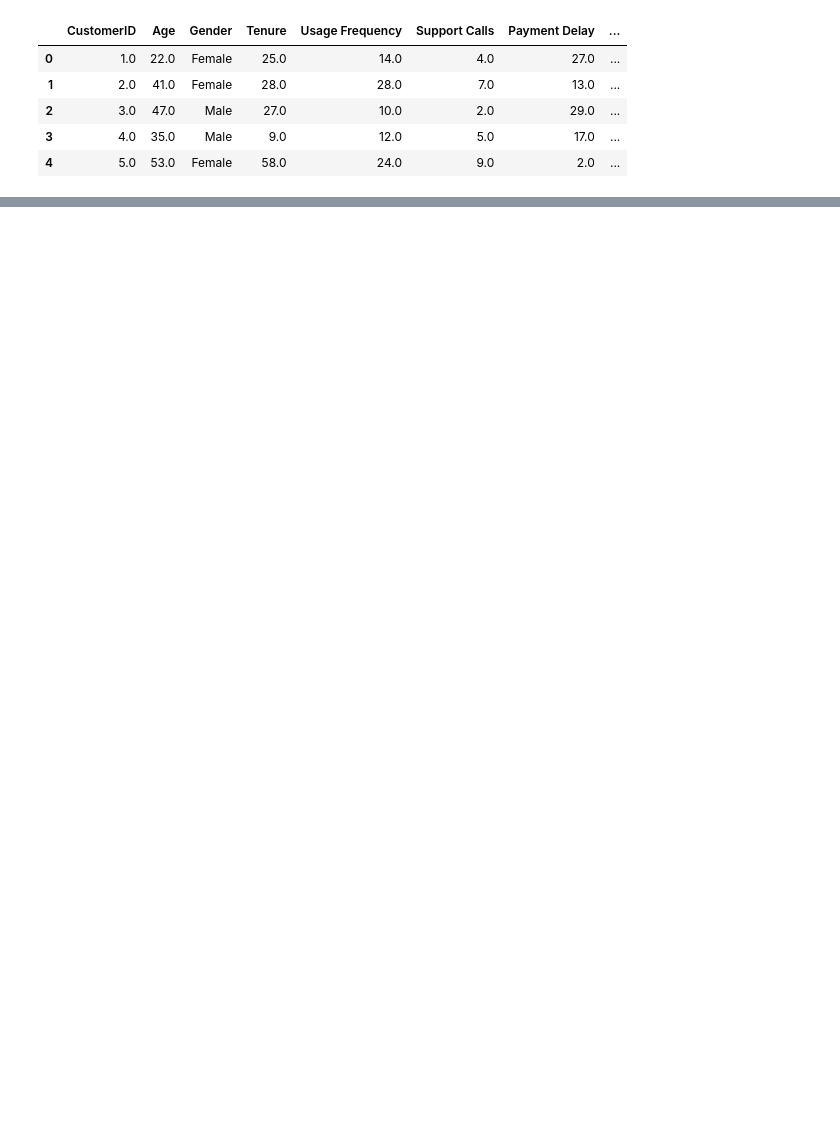
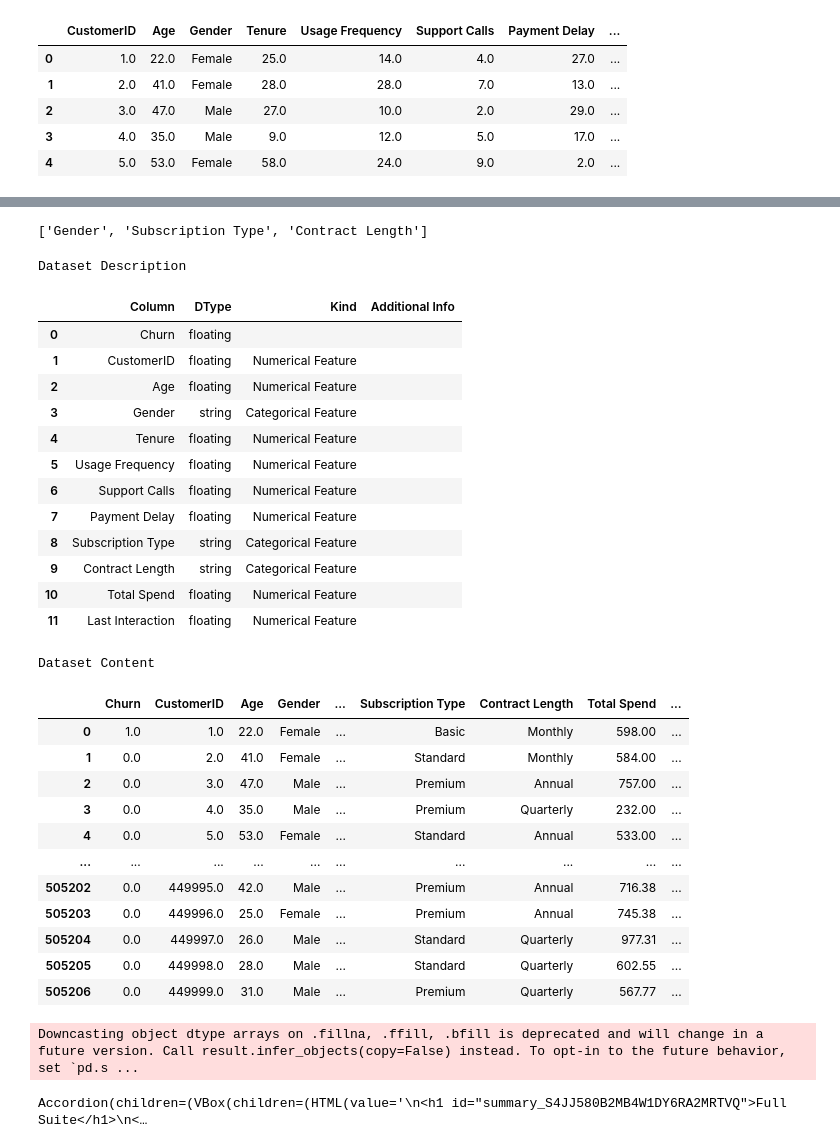
Before and after one commit to habibkammoun/Mlops_churn, a Jupyter notebook: testing/Deepchecks.ipynb, the cells around one changed output, grey strips where cells are left out. Drawn from its saved outputs; the diff is of its cells as text; code cells hidden in the pictures; blank space fills up the shorter version.

```diff
--- a/testing/Deepchecks.ipynb
+++ b/testing/Deepchecks.ipynb
@@ -29,0 +47,50 @@ AttributeError: `np.Inf` was removed in the NumPy 2.0 release. Use `np.inf` inst
+# %%
+df.dropna(inplace=True)
+cat_features = df.select_dtypes(include=['object']).columns.tolist()
+
+# Safely remove columns if they exist in the list
+if 'Churn' in cat_features:
+    cat_features.remove('Churn')
+if 'CustomerID' in cat_features:
+    cat_features.remove('CustomerID')
+
+print(cat_features)
+# %% [output]
+['Gender', 'Subscription Type', 'Contract Length']
+# %%
+from deepchecks.tabular import Dataset
+dataframeTest=Dataset(df=df,label='Churn',cat_features=cat_features)
+dataframeTest
+# %% [output]
+Dataset Description
+|  | Column | DType | Kind | Additional Info |
+| 0 | Churn | floating |  |  |
+| 1 | CustomerID | floating | Numerical Feature |  |
+| 2 | Age | floating | Numerical Feature |  |
+| 3 | Gender | string | Categorical Feature |  |
+| 4 | Tenure | floating | Numerical Feature |  |
+| 5 | Usage Frequency | floating | Numerical Feature |  |
+| 6 | Support Calls | floating | Numerical Feature |  |
+| 7 | Payment Delay | floating | Numerical Feature |  |
+| 8 | Subscription Type | string | Categorical Feature |  |
+| 9 | Contract Length | string | Categorical Feature |  |
+| 10 | Total Spend | floating | Numerical Feature |  |
+| 11 | Last Interaction | floating | Numerical Feature |  |
+Dataset Content
+|  | Churn | CustomerID | Age | Gender | ... | Subscription Type | Contract Length | Total Spend | ... |
+| 0 | 1.0 | 1.0 | 22.0 | Female | ... | Basic | Monthly | 598.00 | ... |
+| 1 | 0.0 | 2.0 | 41.0 | Female | ... | Standard | Monthly | 584.00 | ... |
+| 2 | 0.0 | 3.0 | 47.0 | Male | ... | Premium | Annual | 757.00 | ... |
+| 3 | 0.0 | 4.0 | 35.0 | Male | ... | Premium | Quarterly | 232.00 | ... |
+| 4 | 0.0 | 5.0 | 53.0 | Female | ... | Standard | Annual | 533.00 | ... |
+| ... | ... | ... | ... | ... | ... | ... | ... | ... | ... |
+| 505202 | 0.0 | 449995.0 | 42.0 | Male | ... | Premium | Annual | 716.38 | ... |
+| 505203 | 0.0 | 449996.0 | 25.0 | Female | ... | Premium | Annual | 745.38 | ... |
+| 505204 | 0.0 | 449997.0 | 26.0 | Male | ... | Standard | Quarterly | 977.31 | ... |
+| 505205 | 0.0 | 449998.0 | 28.0 | Male | ... | Standard | Quarterly | 602.55 | ... |
+| 505206 | 0.0 | 449999.0 | 31.0 | Male | ... | Premium | Quarterly | 567.77 | ... |
+# %%
+suites.run(dataframeTest)
+# %% [output]
+Downcasting object dtype arrays on .fillna, .ffill, .bfill is deprecated and will change in a future version. Call result.infer_objects(copy=False) instead. To opt-in to the future behavior, set `pd.s ...
+Accordion(children=(VBox(children=(HTML(value='\n<h1 id="summary_S4JJ580B2MB4W1DY6RA2MRTVQ">Full Suite</h1>\n<…
```
Also changed, not shown: parts of 24 cells of this notebook, 8 other files.
